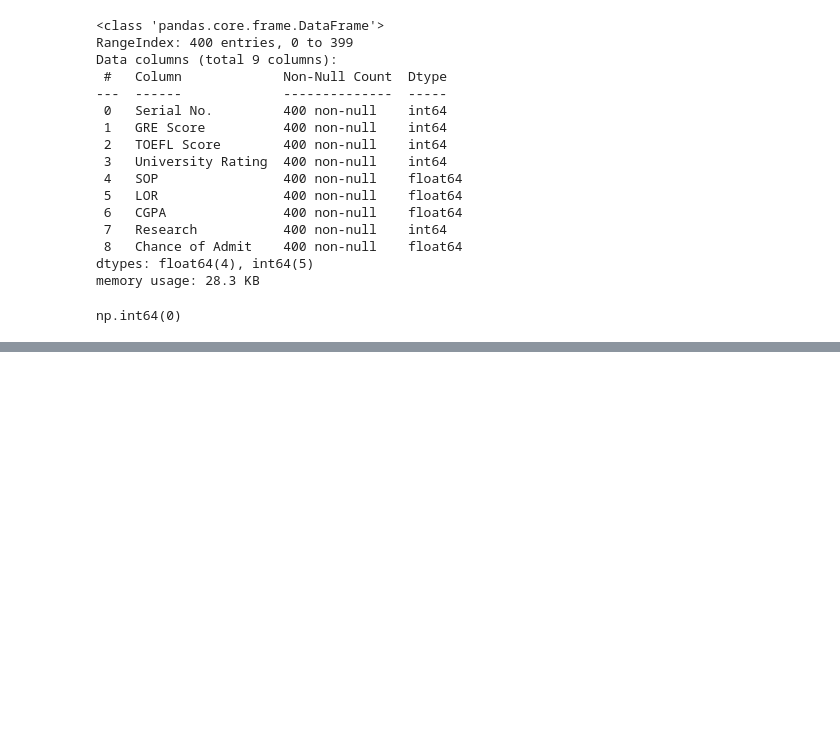
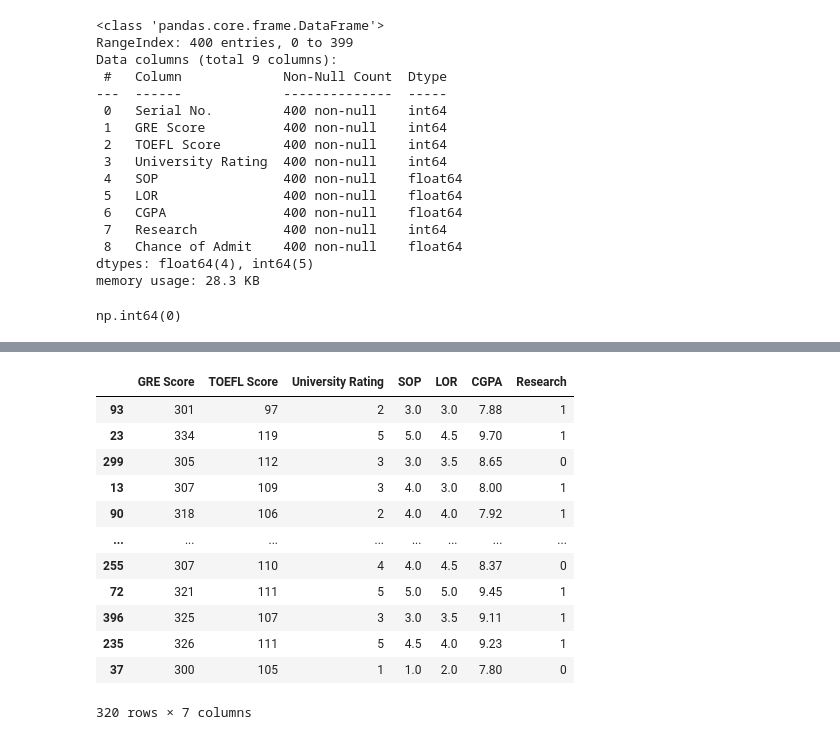
Before and after one commit to harshbhatt15/Deep_Learning, a Jupyter notebook: Artificial_Neuron_Network (ANN)/Regression/Graduate-students/Graduate-predicition.ipynb, the cells around one changed output, grey strips where cells are left out. Saved outputs shown, nothing was run; the diff lists cells and outputs as text; code cells hidden in the pictures; blank space fills up the shorter version.

```diff
--- a/Artificial_Neuron_Network (ANN)/Regression/Graduate-students/Graduate-predicition.ipynb
+++ b/Artificial_Neuron_Network (ANN)/Regression/Graduate-students/Graduate-predicition.ipynb
@@ -49,0 +95,18 @@ np.int64(0)
+# %%
+X_train , X_test , Y_train , Y_test = train_test_split(X,Y , test_size=0.2,random_state=1)
+# %%
+X_train
+# %% [output]
+|  | GRE Score | TOEFL Score | University Rating | SOP | LOR | CGPA | Research |
+| 93 | 301 | 97 | 2 | 3.0 | 3.0 | 7.88 | 1 |
+| 23 | 334 | 119 | 5 | 5.0 | 4.5 | 9.70 | 1 |
+| 299 | 305 | 112 | 3 | 3.0 | 3.5 | 8.65 | 0 |
+| 13 | 307 | 109 | 3 | 4.0 | 3.0 | 8.00 | 1 |
+| 90 | 318 | 106 | 2 | 4.0 | 4.0 | 7.92 | 1 |
+| ... | ... | ... | ... | ... | ... | ... | ... |
+| 255 | 307 | 110 | 4 | 4.0 | 4.5 | 8.37 | 0 |
+| 72 | 321 | 111 | 5 | 5.0 | 5.0 | 9.45 | 1 |
+| 396 | 325 | 107 | 3 | 3.0 | 3.5 | 9.11 | 1 |
+| 235 | 326 | 111 | 5 | 4.5 | 4.0 | 9.23 | 1 |
+| 37 | 300 | 105 | 1 | 1.0 | 2.0 | 7.80 | 0 |
+320 rows × 7 columns
```
Also changed, not shown: parts of 15 cells of this notebook.
